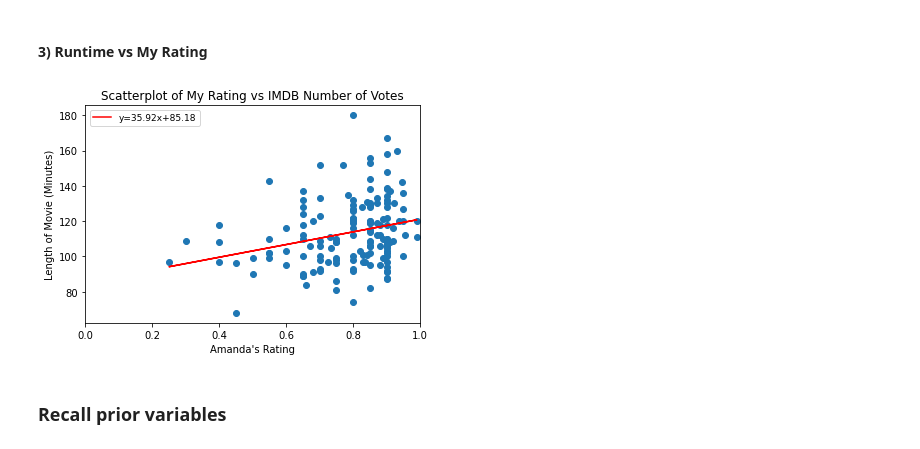
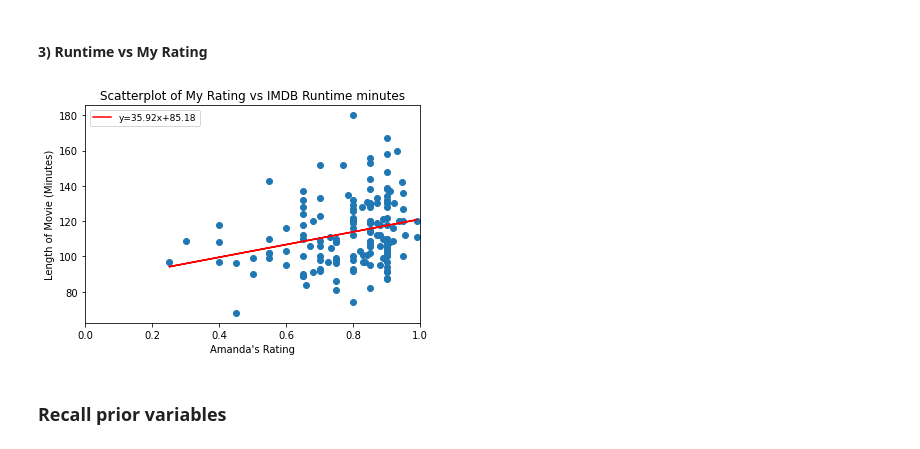
Before and after one commit to amandahutter/Movies-Analysis, a Jupyter notebook: Movies.ipynb, the cells around one changed output. Drawn from its saved outputs; the diff is of its cells as text; code cells hidden in the pictures.

```diff
--- a/Movies.ipynb
+++ b/Movies.ipynb
@@ -1858,20 +2232,20 @@ plt.show()
 # %%
 x = full['Rating']
 y = full['runtimeMinutes']
 
 slope, intercept, r_value, p_value, std_err = stats.linregress(x,y)
 line = slope*x+intercept
 plt.plot(x, line, 'r', label='y={:.2f}x+{:.2f}'.format(slope,intercept))
 plt.scatter(x,y)
 plt.legend(fontsize=9)
 
 plt.xlim(0,1)
 plt.xlabel('Amanda\'s Rating')
 plt.ylabel('Length of Movie (Minutes)')
-plt.title('Scatterplot of My Rating vs IMDB Number of Votes')
+plt.title('Scatterplot of My Rating vs IMDB Runtime minutes')
 plt.show()
 # %% [output]
-[figure, old version]
+[figure, new version]
 # %% [markdown]
 ### Recall prior variables
 # %% [markdown]
```
Also changed, not shown: parts of 118 cells of this notebook.
